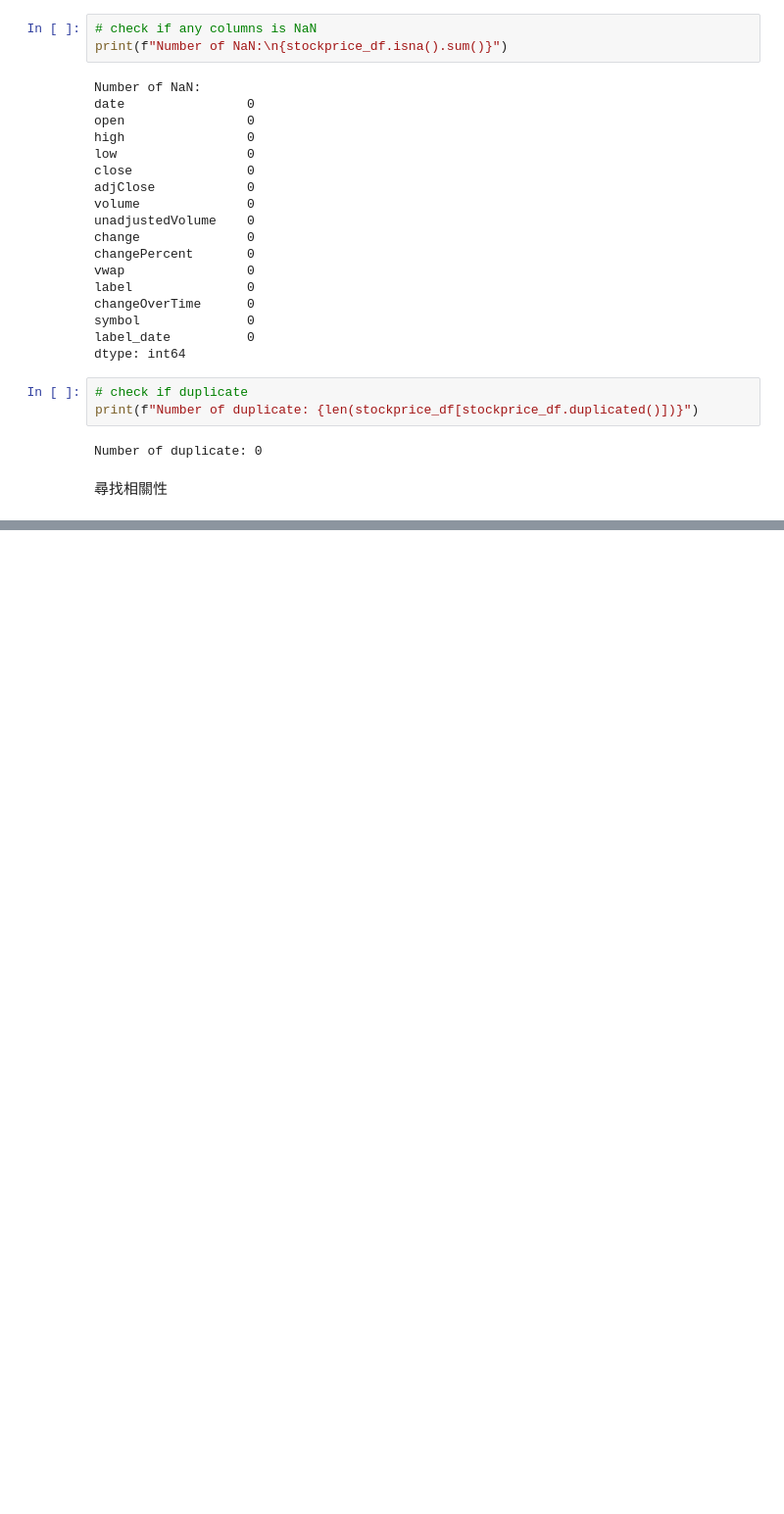
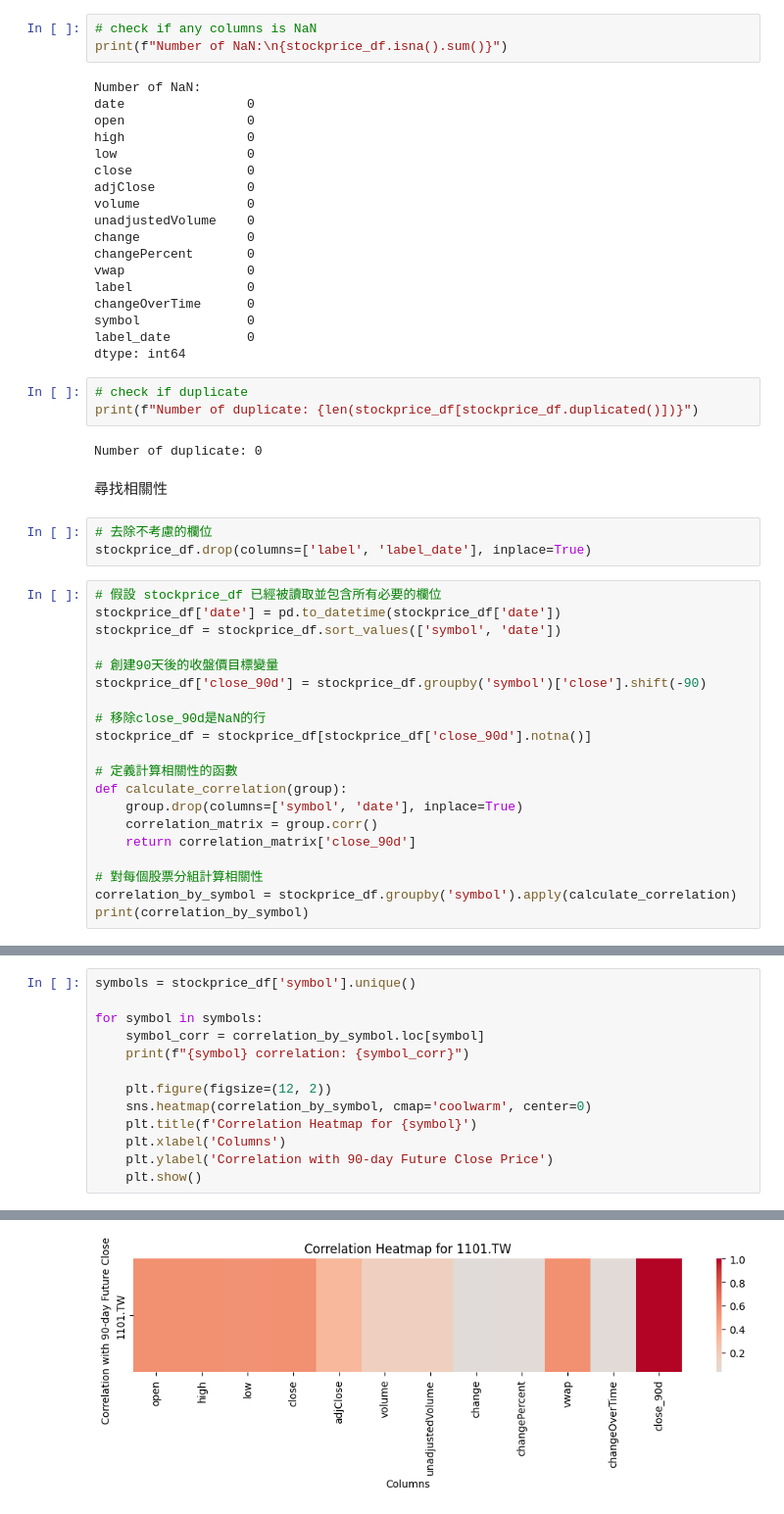
Before and after one commit to yeha98555/taiwan-stock-prediction, a Jupyter notebook: notebooks/EDA.ipynb, the cells around one changed output, grey strips where cells are left out. Shown at 98% size. Cells and saved outputs as stored; diff of their text form; blank space fills up the shorter version.

Commit message:
feat: Add stock price correlation

```diff
--- a/notebooks/EDA.ipynb
+++ b/notebooks/EDA.ipynb
@@ -98,3 +100,26 @@ print(f"Number of duplicate: {len(stockprice_df[stockprice_df.duplicated()])}")
 Number of duplicate: 0
 # %% [markdown]
 尋找相關性
+# %%
+# 去除不考慮的欄位
+stockprice_df.drop(columns=['label', 'label_date'], inplace=True)
+# %%
+# 假設 stockprice_df 已經被讀取並包含所有必要的欄位
+stockprice_df['date'] = pd.to_datetime(stockprice_df['date'])
+stockprice_df = stockprice_df.sort_values(['symbol', 'date'])
+
+# 創建90天後的收盤價目標變量
+stockprice_df['close_90d'] = stockprice_df.groupby('symbol')['close'].shift(-90)
+
+# 移除close_90d是NaN的行
+stockprice_df = stockprice_df[stockprice_df['close_90d'].notna()]
+
+# 定義計算相關性的函數
+def calculate_correlation(group):
+    group.drop(columns=['symbol', 'date'], inplace=True)
+    correlation_matrix = group.corr()
+    return correlation_matrix['close_90d']
+
+# 對每個股票分組計算相關性
+correlation_by_symbol = stockprice_df.groupby('symbol').apply(calculate_correlation)
+print(correlation_by_symbol)
@@ -100,0 +138,14 @@ Number of duplicate: 0
+# %%
+symbols = stockprice_df['symbol'].unique()
+
+for symbol in symbols:
+    symbol_corr = correlation_by_symbol.loc[symbol]
+    print(f"{symbol} correlation: {symbol_corr}")
+
+    plt.figure(figsize=(12, 2))
+    sns.heatmap(correlation_by_symbol, cmap='coolwarm', center=0)
+    plt.title(f'Correlation Heatmap for {symbol}')
+    plt.xlabel('Columns')
+    plt.ylabel('Correlation with 90-day Future Close Price')
+    plt.show()
+# %% [output]
@@ -100,0 +166 @@ Number of duplicate: 0
+[figure, added]
```
Also changed, not shown: parts of 3 cells of this notebook.
